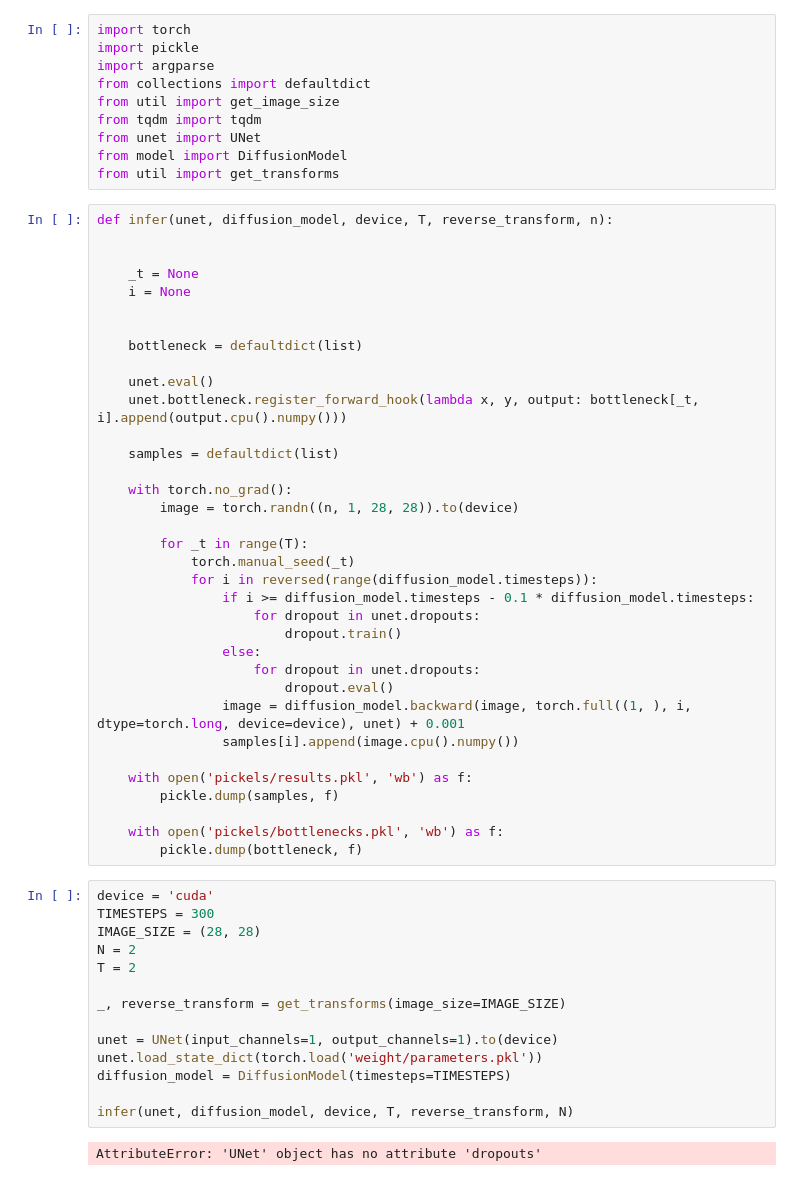
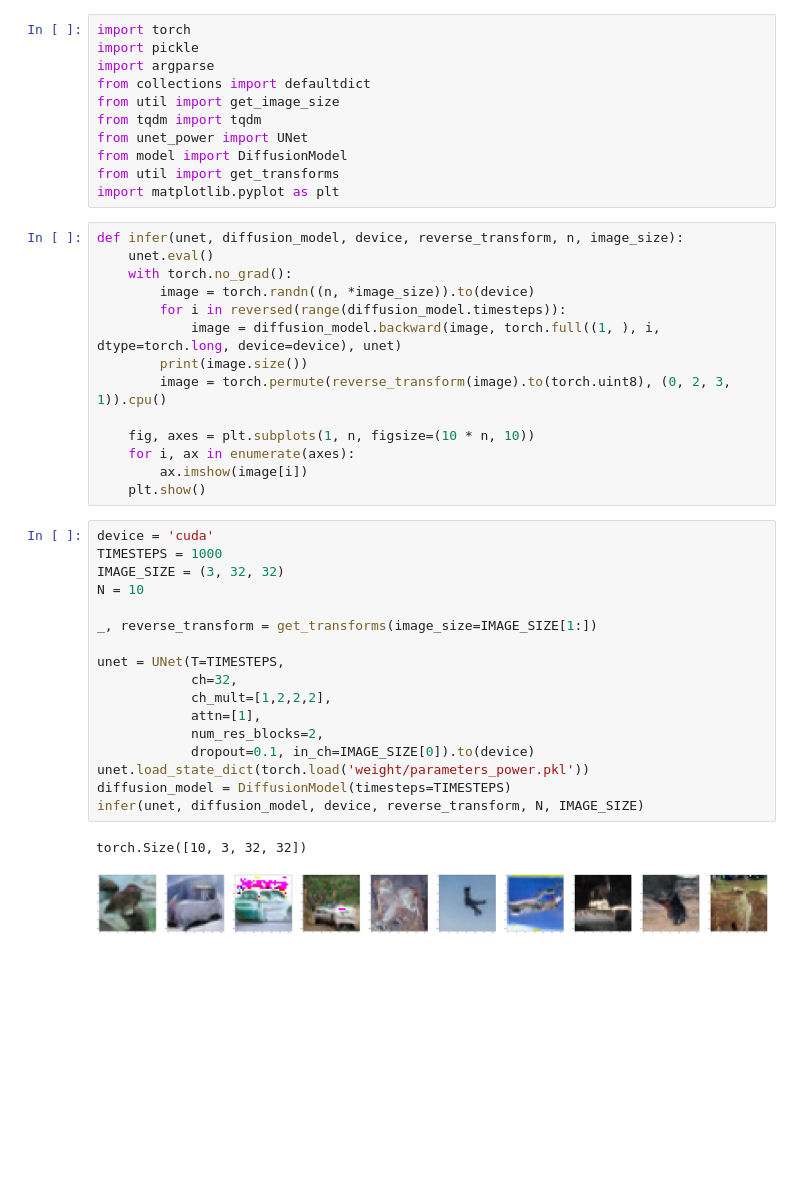
Before and after one commit to kitkatdafu/uncertainty-awared-diffusion, a Jupyter notebook: generate_img_test.ipynb, the cells around one changed output. Saved outputs shown, nothing was run; the diff lists cells and outputs as text; blank space fills up the shorter version.

```diff
--- a/generate_img_test.ipynb
+++ b/generate_img_test.ipynb
@@ -5,57 +5,41 @@ import argparse
 from collections import defaultdict
 from util import get_image_size
 from tqdm import tqdm
-from unet import UNet
+from unet_power import UNet
 from model import DiffusionModel
 from util import get_transforms
+import matplotlib.pyplot as plt
-# %%
-def infer(unet, diffusion_model, device, T, reverse_transform, n):
-
-
-    _t = None
-    i = None
-
-
-    bottleneck = defaultdict(list)
-
-    unet.eval()
-    unet.bottleneck.register_forward_hook(lambda x, y, output: bottleneck[_t, i].append(output.cpu().numpy()))
-
-    samples = defaultdict(list)
-
-    with torch.no_grad():
-        image = torch.randn((n, 1, 28, 28)).to(device)
-
-        for _t in range(T):
-            torch.manual_seed(_t)
-            for i in reversed(range(diffusion_model.timesteps)):
-                if i >= diffusion_model.timesteps - 0.1 * diffusion_model.timesteps:
-                    for dropout in unet.dropouts:
-                        dropout.train()
-                else:
-                    for dropout in unet.dropouts:
-                        dropout.eval()
-                image = diffusion_model.backward(image, torch.full((1, ), i, dtype=torch.long, device=device), unet) + 0.001
-                samples[i].append(image.cpu().numpy())
-
-    with open('pickels/results.pkl', 'wb') as f:
-        pickle.dump(samples, f)
-
-    with open('pickels/bottlenecks.pkl', 'wb') as f:
-        pickle.dump(bottleneck, f)
+# %%
+def infer(unet, diffusion_model, device, reverse_transform, n, image_size):
+    unet.eval()
+    with torch.no_grad():
+        image = torch.randn((n, *image_size)).to(device)
+        for i in reversed(range(diffusion_model.timesteps)):
+            image = diffusion_model.backward(image, torch.full((1, ), i, dtype=torch.long, device=device), unet)
+        print(image.size())
+        image = torch.permute(reverse_transform(image).to(torch.uint8), (0, 2, 3, 1)).cpu()
+
+    fig, axes = plt.subplots(1, n, figsize=(10 * n, 10))
+    for i, ax in enumerate(axes):
+        ax.imshow(image[i])
+    plt.show()
 # %%
 device = 'cuda'
-TIMESTEPS = 300
-IMAGE_SIZE = (28, 28)
-N = 2
-T = 2
+TIMESTEPS = 1000
+IMAGE_SIZE = (3, 32, 32)
+N = 10
 
-_, reverse_transform = get_transforms(image_size=IMAGE_SIZE)
+_, reverse_transform = get_transforms(image_size=IMAGE_SIZE[1:])
 
-unet = UNet(input_channels=1, output_channels=1).to(device)
-unet.load_state_dict(torch.load('weight/parameters.pkl'))
+unet = UNet(T=TIMESTEPS,
+            ch=32,
+            ch_mult=[1,2,2,2],
+            attn=[1],
+            num_res_blocks=2,
+            dropout=0.1, in_ch=IMAGE_SIZE[0]).to(device)
+unet.load_state_dict(torch.load('weight/parameters_power.pkl'))
 diffusion_model = DiffusionModel(timesteps=TIMESTEPS)
-
-infer(unet, diffusion_model, device, T, reverse_transform, N)
+infer(unet, diffusion_model, device, reverse_transform, N, IMAGE_SIZE)
 # %% [output]
-AttributeError: 'UNet' object has no attribute 'dropouts'
+torch.Size([10, 3, 32, 32])
+[figure, added]
```
Also changed, not shown: 4 other files.
